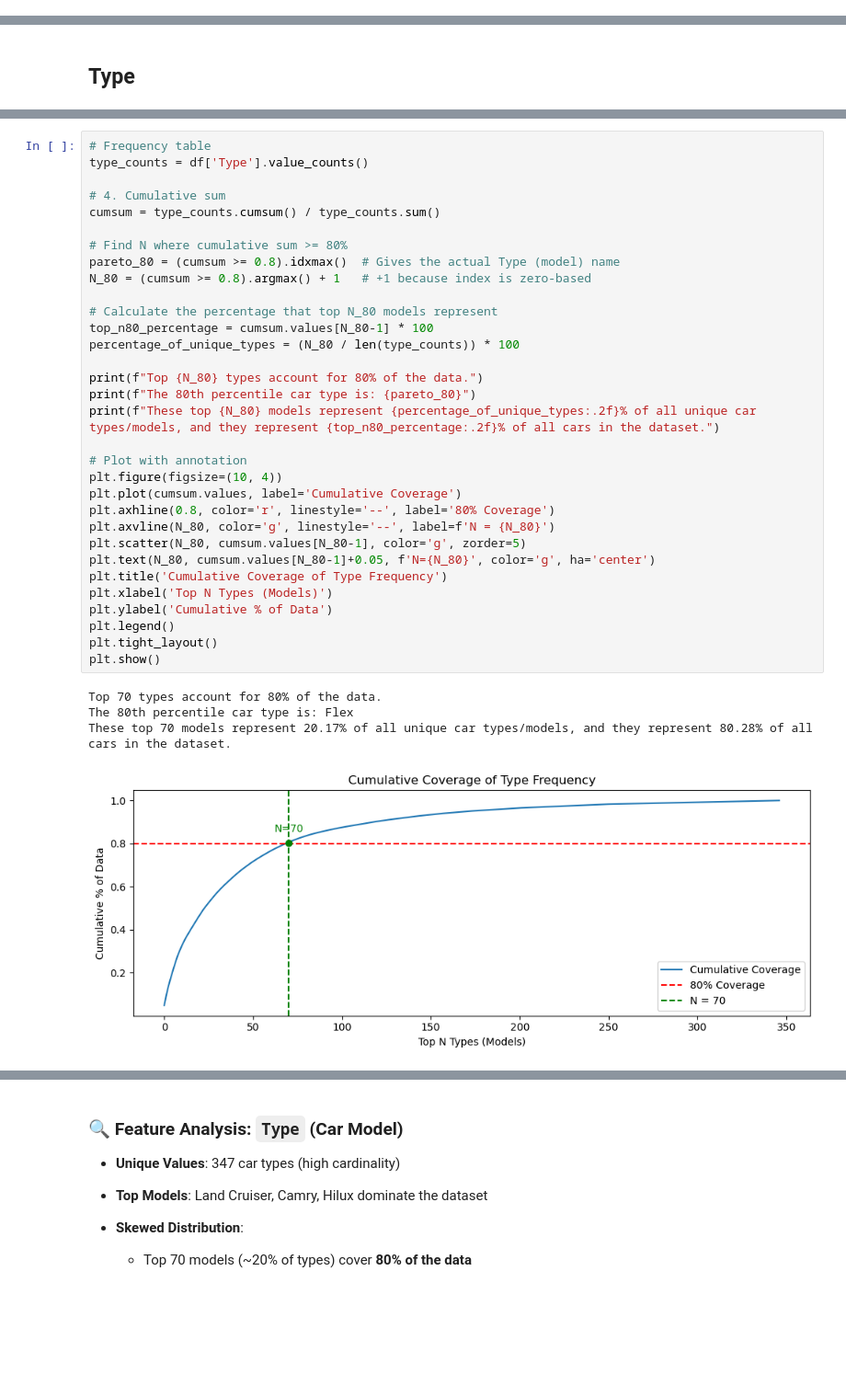
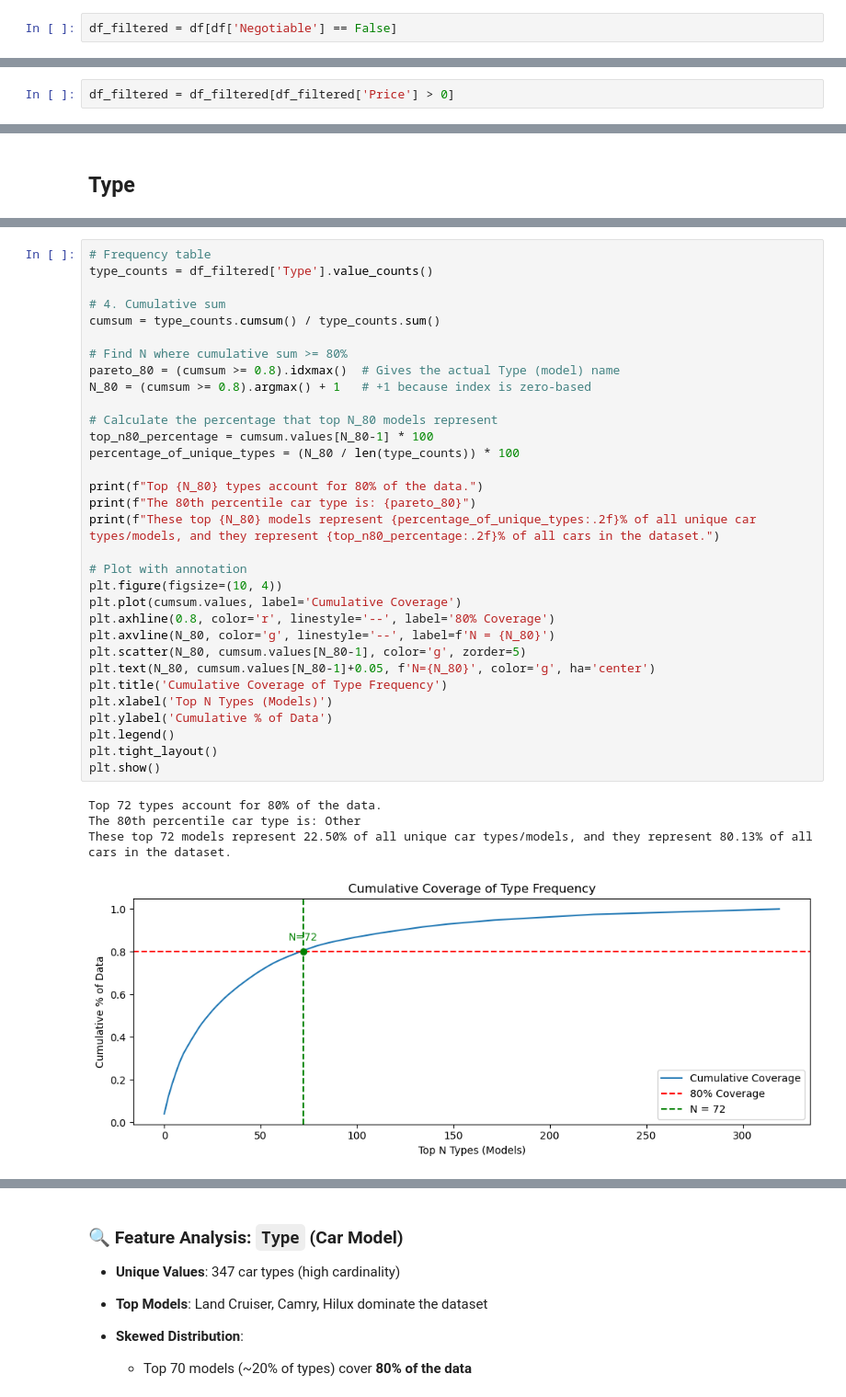
Before and after one commit to RioPramana21/Ctrl-Price-Taking-Control-of-Used-Car-Valuations-with-ML, a Jupyter notebook: code_files/project_code.ipynb, the cells around one changed output, grey strips where cells are left out. Shown at 92% size. Saved outputs shown, nothing was run; the diff lists cells and outputs as text; blank space fills up the shorter version.

Commit message:
Fixed filtering negotiable prices from dataset
This change affected all code after it, including the initial EDA of features

```diff
--- a/code_files/project_code.ipynb
+++ b/code_files/project_code.ipynb
@@ -218,0 +256,2 @@ df.shape[0]
+# %%
+df_filtered = df[df['Negotiable'] == False]
@@ -218,0 +267,2 @@ df.shape[0]
+# %%
+df_filtered = df_filtered[df_filtered['Price'] > 0]
@@ -376,40 +472,40 @@ plt.show()
 # %%
 # Frequency table
-type_counts = df['Type'].value_counts()
+type_counts = df_filtered['Type'].value_counts()
 
 # 4. Cumulative sum
 cumsum = type_counts.cumsum() / type_counts.sum()
 
 # Find N where cumulative sum >= 80%
 pareto_80 = (cumsum >= 0.8).idxmax()  # Gives the actual Type (model) name
 N_80 = (cumsum >= 0.8).argmax() + 1   # +1 because index is zero-based
 
 # Calculate the percentage that top N_80 models represent
 top_n80_percentage = cumsum.values[N_80-1] * 100
 percentage_of_unique_types = (N_80 / len(type_counts)) * 100
 
 print(f"Top {N_80} types account for 80% of the data.")
 print(f"The 80th percentile car type is: {pareto_80}")
 print(f"These top {N_80} models represent {percentage_of_unique_types:.2f}% of all unique car types/models, and they represent {top_n80_percentage:.2f}% of all cars in the dataset.")
 
 # Plot with annotation
 plt.figure(figsize=(10, 4))
 plt.plot(cumsum.values, label='Cumulative Coverage')
 plt.axhline(0.8, color='r', linestyle='--', label='80% Coverage')
 plt.axvline(N_80, color='g', linestyle='--', label=f'N = {N_80}')
 plt.scatter(N_80, cumsum.values[N_80-1], color='g', zorder=5)
 plt.text(N_80, cumsum.values[N_80-1]+0.05, f'N={N_80}', color='g', ha='center')
 plt.title('Cumulative Coverage of Type Frequency')
 plt.xlabel('Top N Types (Models)')
 plt.ylabel('Cumulative % of Data')
 plt.legend()
 plt.tight_layout()
 plt.show()
 # %% [output]
-Top 70 types account for 80% of the data.
-The 80th percentile car type is: Flex
-These top 70 models represent 20.17% of all unique car types/models, and they represent 80.28% of all cars in the dataset.
+Top 72 types account for 80% of the data.
+The 80th percentile car type is: Other
+These top 72 models represent 22.50% of all unique car types/models, and they represent 80.13% of all cars in the dataset.
-[figure, old version]
+[figure, new version]
 # %%
 # 5. Find "rare" Types (less than 10 rows)
 rare_types = type_counts[type_counts < 10]
```
Also changed, not shown: parts of 42 cells of this notebook.
